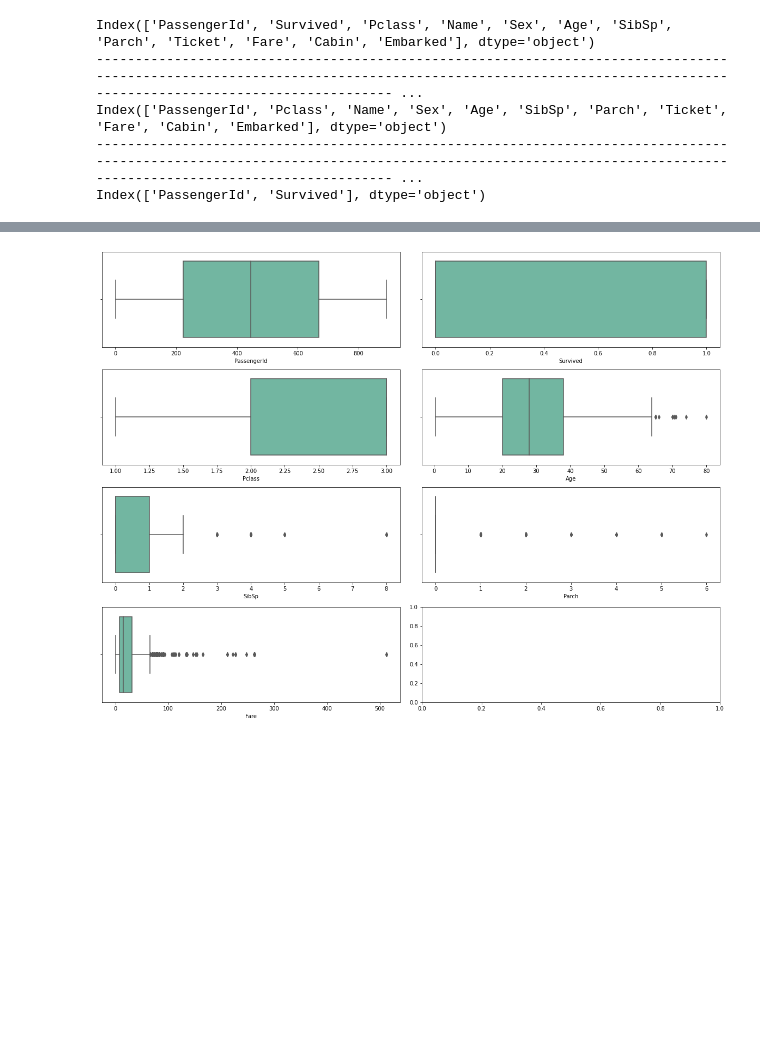
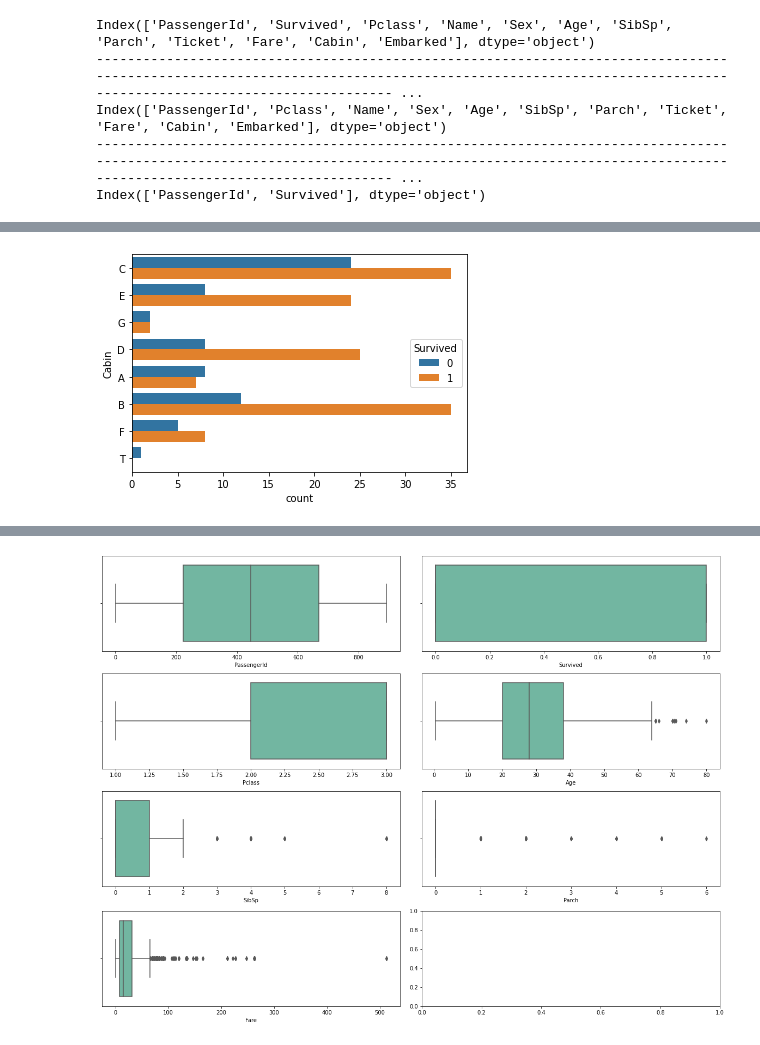
Before and after one commit to AshbeeKim/Kaggle_Task, a Jupyter notebook: titanic.ipynb, the cells around one changed output, grey strips where cells are left out. Saved outputs shown, nothing was run; the diff lists cells and outputs as text; code cells hidden in the pictures; blank space fills up the shorter version.

```diff
--- a/titanic.ipynb
+++ b/titanic.ipynb
@@ -128,0 +222,6 @@ dtype: int64
+# %%
+sns.countplot(y='Cabin',hue='Survived',data=data)
+# plt.hue_index=['Dead','Survived']
+plt.show()
+# %% [output]
+[figure, added]
```
Also changed, not shown: parts of 79 cells of this notebook.
